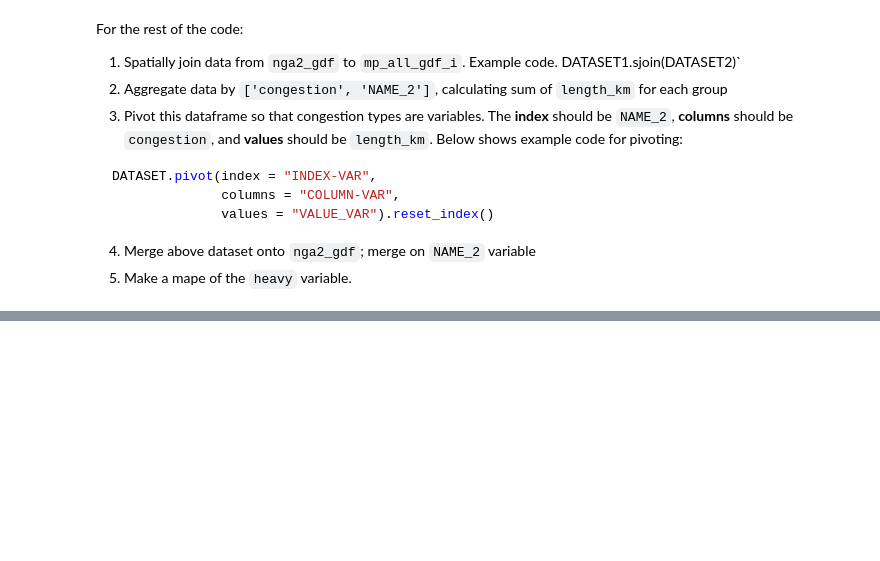
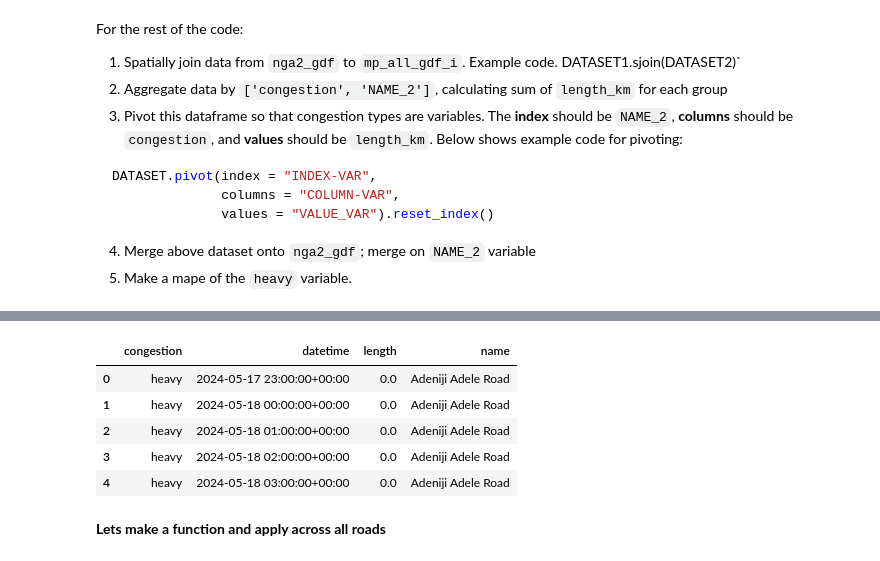
Before and after one commit to ramarty/lamata-workshop, a Jupyter notebook: presentations/03_traffic_data.ipynb, the cells around one changed output, grey strips where cells are left out. Drawn from its saved outputs; the diff is of its cells as text; code cells hidden in the pictures; blank space fills up the shorter version.

```diff
--- a/presentations/03_traffic_data.ipynb
+++ b/presentations/03_traffic_data.ipynb
@@ -185,0 +190,12 @@ DATASET.pivot(index = "INDEX-VAR",
+# %%
+# Load main roads in Lagos
+osm_dir = os.path.join(data_dir, 'OSM Data', 'Final', 'lagos_trunk.geojson')
+
+if os.path.exists(osm_dir):
+    roads_gdf = gpd.read_file(osm_dir)
+else:
+    roads_gdf = ox.features.features_from_place(query = "Lagos, Nigeria",
+                                              tags = {'highway': ['primary', 'trunk']})
+    roads_gdf = roads_gdf.reset_index()
+    roads_gdf = roads_gdf[['osmid', 'geometry', 'highway', 'lanes', 'name']]
+    roads_gdf.to_file(osm_dir, driver="GeoJSON")
@@ -185,0 +206,7 @@ DATASET.pivot(index = "INDEX-VAR",
+# %%
+roads_gdf = roads_gdf.dissolve(by = 'name').reset_index()
+# %%
+roads_gdf['geometry'] = roads_gdf.to_crs(32632).buffer(20).to_crs(4326)
+# %%
+roads_gdf_i = roads_gdf.iloc[[0]]
+roads_gdf_i.explore()
@@ -185,0 +252,21 @@ DATASET.pivot(index = "INDEX-VAR",
+# %%
+# Add as a variable
+mp_all_gdf['length'] = mp_all_gdf.intersection(roads_gdf_i.iloc[0].geometry).to_crs(32632).length
+
+length_df = mp_all_gdf.\
+    groupby(['congestion', 'datetime'])['length'].\
+    sum().\
+    reset_index()
+
+length_df['name'] = roads_gdf_i.iloc[0]['name']
+
+length_df.head()
+# %% [output]
+|  | congestion | datetime | length | name |
+| 0 | heavy | 2024-05-17 23:00:00+00:00 | 0.0 | Adeniji Adele Road |
+| 1 | heavy | 2024-05-18 00:00:00+00:00 | 0.0 | Adeniji Adele Road |
+| 2 | heavy | 2024-05-18 01:00:00+00:00 | 0.0 | Adeniji Adele Road |
+| 3 | heavy | 2024-05-18 02:00:00+00:00 | 0.0 | Adeniji Adele Road |
+| 4 | heavy | 2024-05-18 03:00:00+00:00 | 0.0 | Adeniji Adele Road |
+# %% [markdown]
+__Lets make a function and apply across all roads__
```
Also changed, not shown: parts of 17 cells of this notebook, 32 other files.
